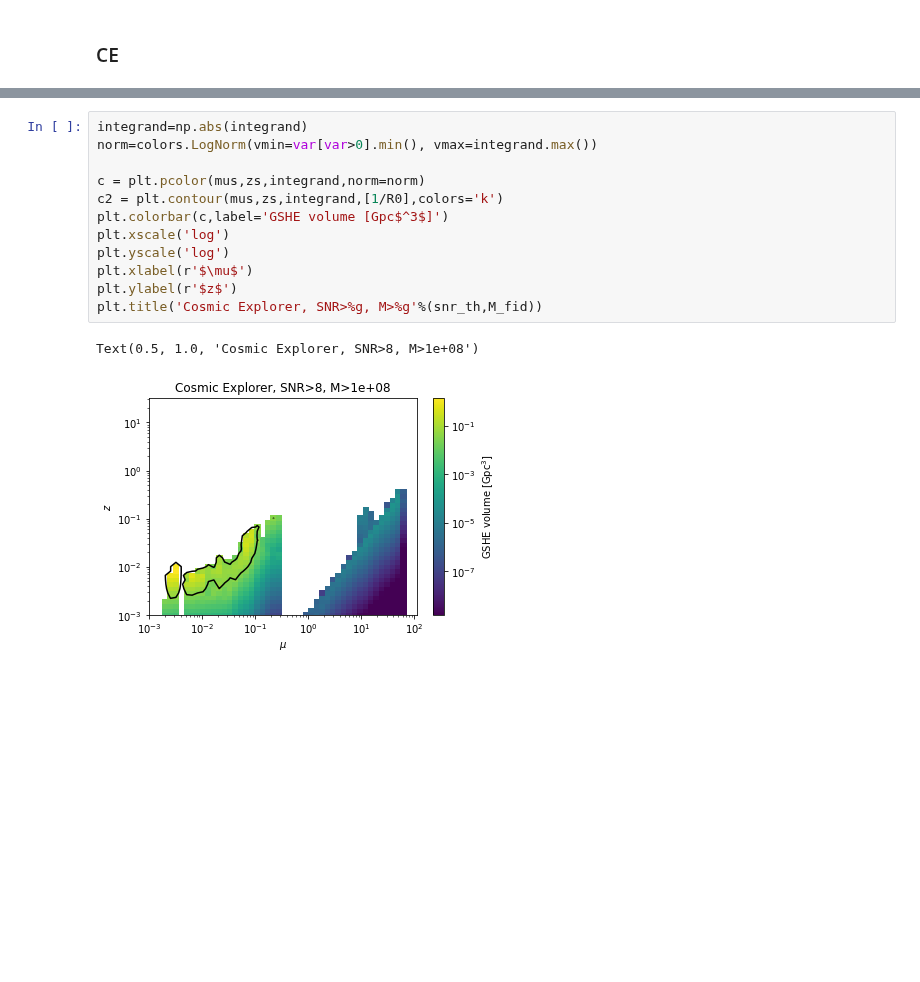
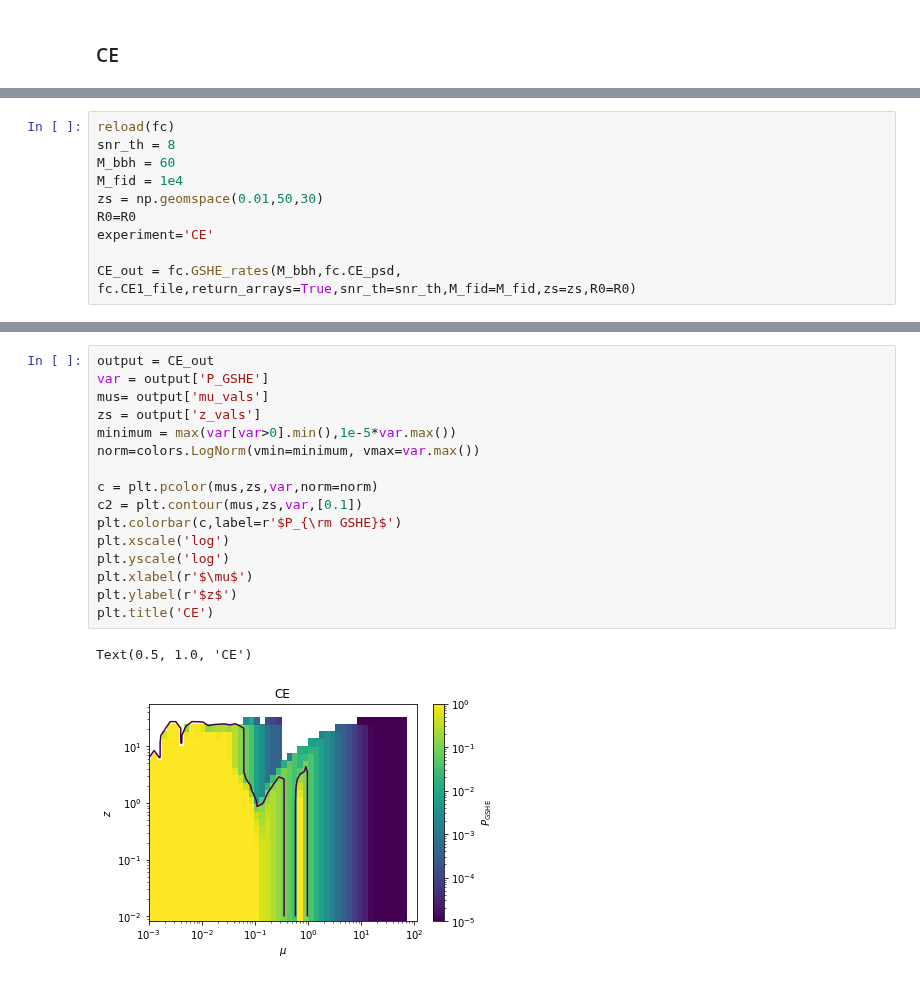
Before and after one commit to Richard-Sti/GSHE_public, a Jupyter notebook: scripts/prospective_constraints.ipynb, the cells around one changed output, grey strips where cells are left out. Drawn from its saved outputs; the diff is of its cells as text; blank space fills up the shorter version.

```diff
--- a/scripts/prospective_constraints.ipynb
+++ b/scripts/prospective_constraints.ipynb
@@ -489,0 +527,10 @@ print(rate, rate*R0)
+# %%
+reload(fc)
+snr_th = 8
+M_bbh = 60
+M_fid = 1e4
+zs = np.geomspace(0.01,50,30)
+R0=R0
+experiment='CE'
+
+CE_out = fc.GSHE_rates(M_bbh,fc.CE_psd, fc.CE1_file,return_arrays=True,snr_th=snr_th,M_fid=M_fid,zs=zs,R0=R0)
@@ -490,15 +567,19 @@ print(rate, rate*R0)
 # %%
-integrand=np.abs(integrand)
-norm=colors.LogNorm(vmin=var[var>0].min(), vmax=integrand.max())
+output = CE_out
+var = output['P_GSHE']
+mus= output['mu_vals']
+zs = output['z_vals']
+minimum = max(var[var>0].min(),1e-5*var.max())
+norm=colors.LogNorm(vmin=minimum, vmax=var.max())
 
-c = plt.pcolor(mus,zs,integrand,norm=norm)
-c2 = plt.contour(mus,zs,integrand,[1/R0],colors='k')
-plt.colorbar(c,label='GSHE volume [Gpc$^3$]')
+c = plt.pcolor(mus,zs,var,norm=norm)
+c2 = plt.contour(mus,zs,var,[0.1])
+plt.colorbar(c,label=r'$P_{\rm GSHE}$')
 plt.xscale('log')
 plt.yscale('log')
 plt.xlabel(r'$\mu$')
 plt.ylabel(r'$z$')
-plt.title('Cosmic Explorer, SNR>%g, M>%g'%(snr_th,M_fid))
+plt.title('CE')
 # %% [output]
-Text(0.5, 1.0, 'Cosmic Explorer, SNR>8, M>1e+08')
+Text(0.5, 1.0, 'CE')
-[figure, old version]
+[figure, new version]
```
Also changed, not shown: parts of 43 cells of this notebook, 2 other files.
